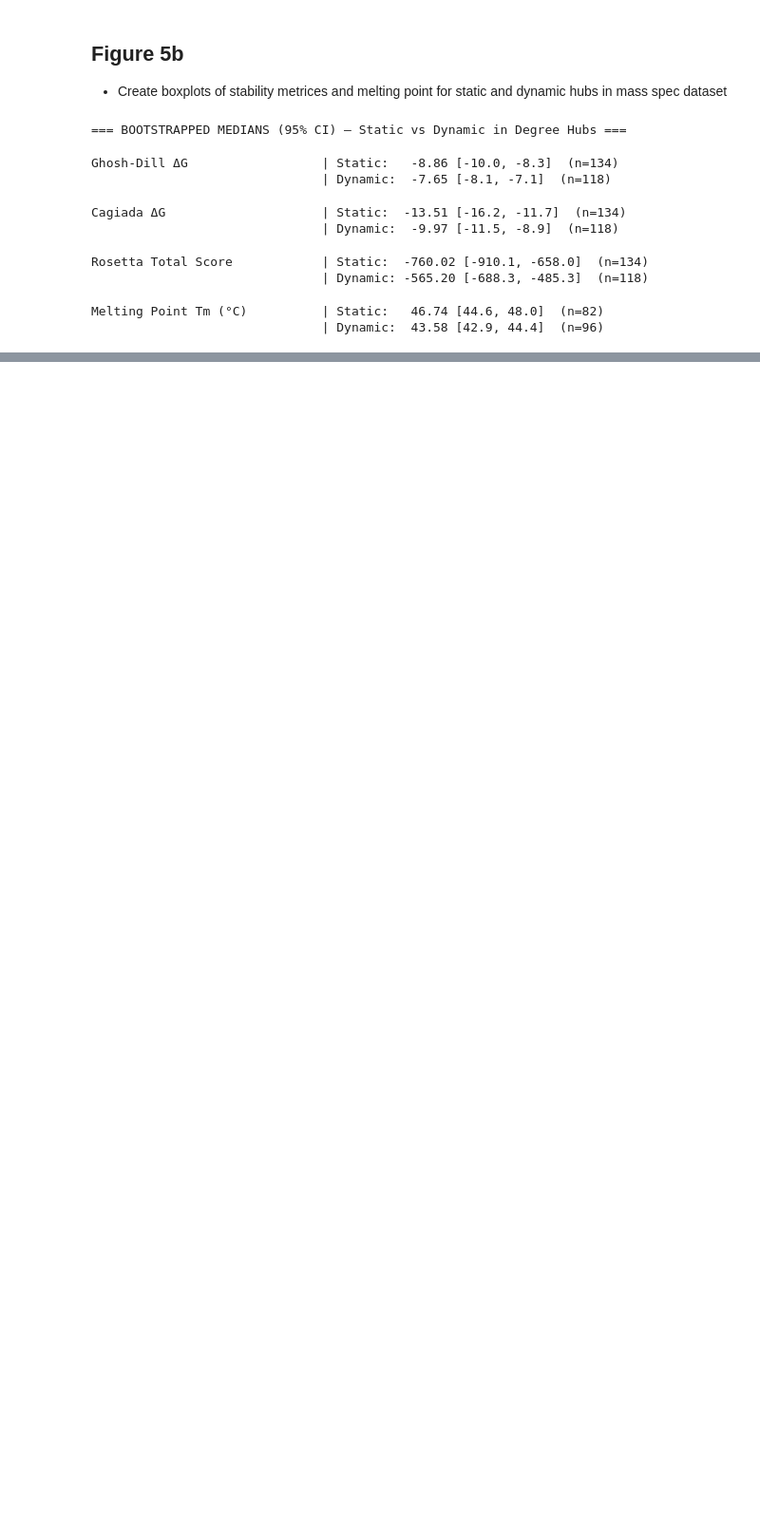
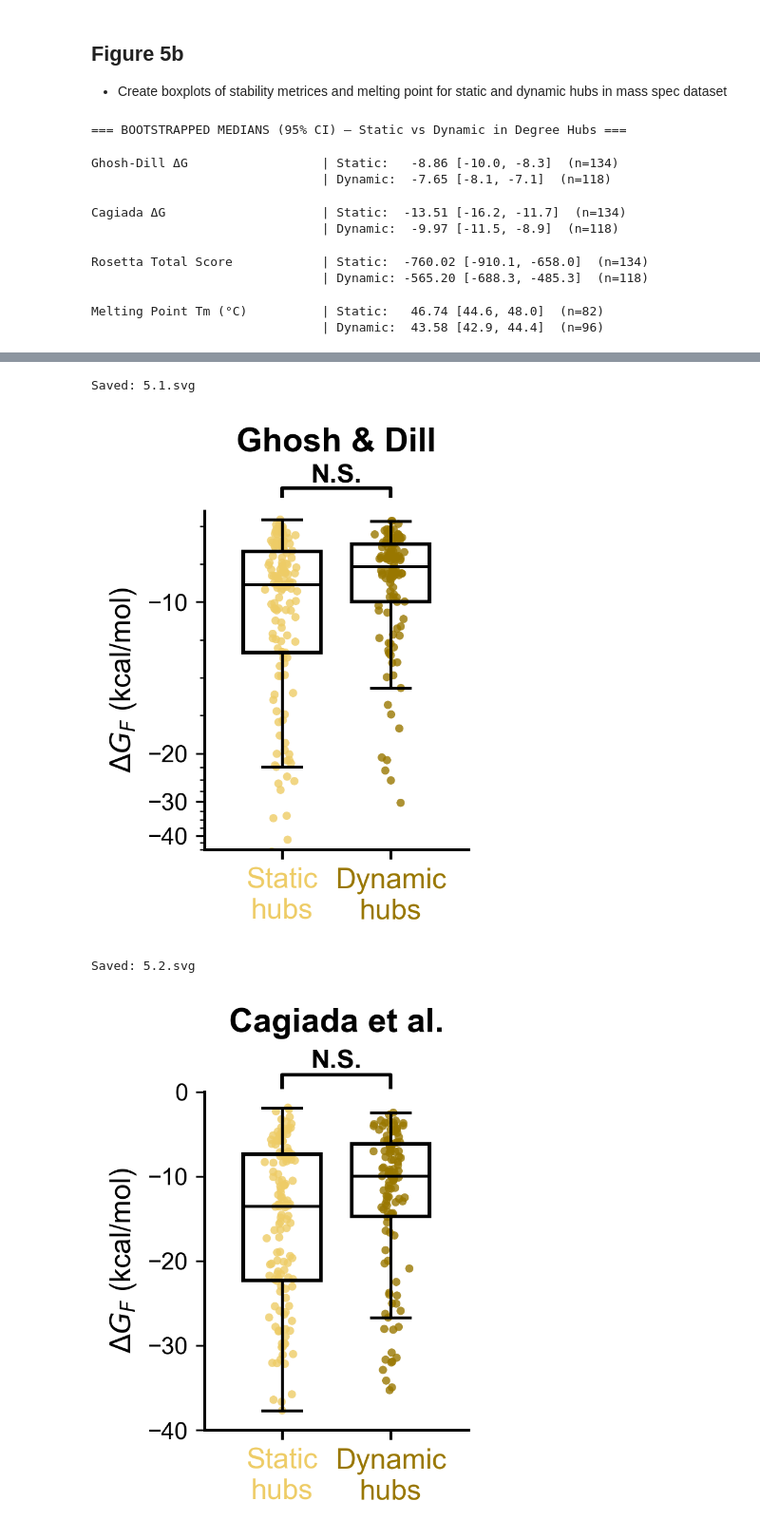
Before and after one commit to NCEMS/energetic-origins-of-PPI-connectivity, a Jupyter notebook: figures/5-figure/5-figure.ipynb, the cells around one changed output, grey strips where cells are left out. Shown at 95% size. Cells and saved outputs as stored; diff of their text form; code cells hidden in the pictures; blank space fills up the shorter version.

```diff
--- a/figures/5-figure/5-figure.ipynb
+++ b/figures/5-figure/5-figure.ipynb
@@ -129,7 +129,7 @@ for label, vals, color in groups_step3:
     ci_uppers.append(hi)
     print(f"{label:8}: median = {m:.1f} min, 95% CI = ({lo:.1f}, {hi:.1f})")
 
-# Mann-Whitney U test
+# Mann-Whitney U test two-sided
 u_stat, p_val = mannwhitneyu(static_vals, dynamic_vals, alternative='two-sided')
 print("\n=== Mann–Whitney U test (Static vs Dynamic hubs) ===")
 print(f"n(Static) = {len(static_vals)}, n(Dynamic) = {len(dynamic_vals)}")
@@ -137,6 +137,15 @@ print(f"median(Static) = {np.median(static_vals):.1f}, median(Dynamic) = {np.med
 print(f"U = {u_stat:.1f}, p = {p_val:.2g}")
 stars = "***" if p_val < 0.001 else "**" if p_val < 0.01 else "*" if p_val < 0.05 else "ns"
 print(f"Significance: {stars}")
+
+# Mann-Whitney U test one-sided
+u_stat, p_val = mannwhitneyu(static_vals, dynamic_vals, alternative='greater')
+print("\n=== Mann–Whitney U test (Static vs Dynamic hubs) ===")
+print(f"n(Static) = {len(static_vals)}, n(Dynamic) = {len(dynamic_vals)}")
+print(f"median(Static) = {np.median(static_vals):.1f}, median(Dynamic) = {np.median(dynamic_vals):.1f}")
+print(f"U = {u_stat:.1f}, p = {p_val:.2g}")
+stars = "***" if p_val < 0.001 else "**" if p_val < 0.01 else "*" if p_val < 0.05 else "ns"
+print(f"Significance: {stars}")
 # %% [output]
 === Protein counts in Degree Hubs (MS) ===
 Static  : n = 123
@@ -310,6 +325,23 @@ for name, static_vals, dynamic_vals in groups_step4:
     print(f"{'':32} Static median = {np.median(static_vals):.2f}, Dynamic = {np.median(dynamic_vals):.2f}\n")
 
     results.append((name, u_stat, p_val))
+
+print("\n=== MANN–WHITNEY U TESTS (Static vs Dynamic in Degree Hubs) ===\n")
+
+results = []
+for name, static_vals, dynamic_vals in groups_step4:
+    if len(static_vals) < 5 or len(dynamic_vals) < 5:
+        print(f"{name:30}: insufficient data for test")
+        results.append((name, np.nan, 1.0))
+        continue
+
+    u_stat, p_val = mannwhitneyu(static_vals, dynamic_vals, alternative='greater')
+    stars = "***" if p_val < 0.001 else "**" if p_val < 0.01 else "*" if p_val < 0.05 else "N.S."
+
+    print(f"{name:30} | U = {u_stat:6.0f}, p = {p_val:.2g} {stars}")
+    print(f"{'':32} Static median = {np.median(static_vals):.2f}, Dynamic = {np.median(dynamic_vals):.2f}\n")
+
+    results.append((name, u_stat, p_val))
 # %% [output]
 === MANN–WHITNEY U TESTS (Static vs Dynamic in Degree Hubs) ===
 
@@ -440,31 +476,36 @@ for stab_name, static_vals, dynamic_vals in groups_step4:
         ax.set_ylabel(r"$\Delta G_F$ (kcal/mol)", fontsize=12)
         ax.set_yscale("symlog", linthresh=20)
         ax.set_ylim(-45, -4)
         ax.set_yticks([-10, -20, -30, -40])
         ax.get_yaxis().set_major_formatter(plt.ScalarFormatter())
         #ax.minorticks_on()
         ax.yaxis.set_minor_locator(AutoMinorLocator(4))
         bracket_y = -3
         bracket_h = 0.5
 
     #  === 7. Significance stars
     p_val = [r[2] for r in results if r[0] == stab_name][0]
     stars = "***" if p_val < 0.001 else "**" if p_val < 0.01 else "*" if p_val < 0.05 else "N.S."
     draw_significance(ax, positions[0], positions[1], bracket_y, bracket_h, stars)
 
     #  === 8. AE-MS label below plot
     #trans = ax.get_xaxis_transform()
     #ax.plot([1.0, 1.7], [-0.24, -0.24], transform=trans,
     #        clip_on=False, color=MS_COLOR, lw=1.5)
     #ax.text(1.4, -0.26, "AE-MS", transform=trans,
     #        ha="center", va="top", fontsize=10,
     #        fontweight="bold", color=MS_COLOR)
 
     # === 9. Save
     plt.tight_layout()
-    out = 5b.{figure_counter}.svg"
+    out = f"5.{figure_counter}.svg"
     plt.savefig(out, dpi=400, bbox_inches="tight")
     print("Saved:", out)
 
     figure_counter += 1
     plt.show()
+# %% [output]
+Saved: 5.1.svg
+[figure, added]
+Saved: 5.2.svg
+[figure, added]
```
Also changed, not shown: parts of 4 cells of this notebook, 17 other files.
